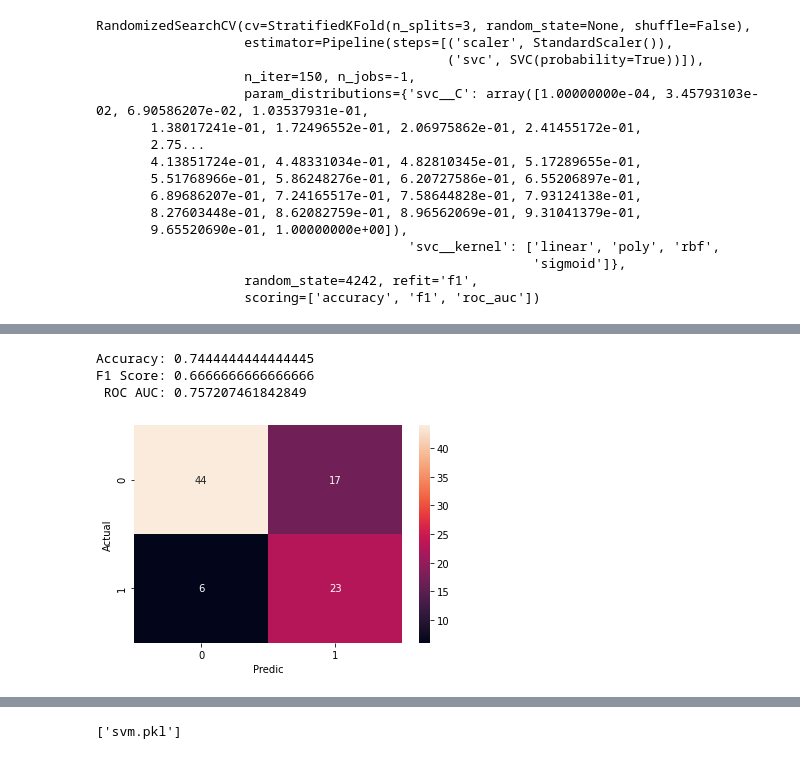
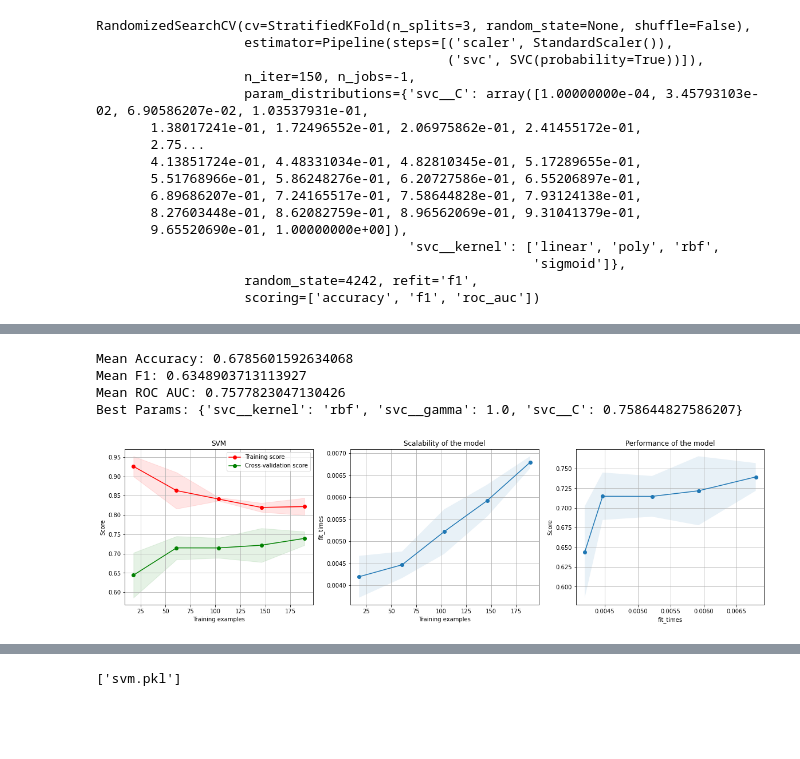
Before and after one commit to KasumiL5x/bu-postdoc-test, a Jupyter notebook: model.ipynb, the cells around one changed output, grey strips where cells are left out. Cells and saved outputs as stored; diff of their text form; code cells hidden in the pictures; blank space fills up the shorter version.

```diff
--- a/model.ipynb
+++ b/model.ipynb
@@ -330,18 +378,11 @@ Mean ROC: 0.7577823047130426
-# %%
-preds_svc = cv_svc.predict(X_test)
-
-print(f'Accuracy: {accuracy_score(y_test, preds_svc)}')
-print(f'F1 Score: {f1_score(y_test, preds_svc)}')
-print(f' ROC AUC: {roc_auc_score(y_test, preds_svc)}')
-
-conf_svc = pd.DataFrame({
-    'Actual': y_test,
-    'Predic': preds_svc
-})
-sns.heatmap(pd.crosstab(conf_svc['Actual'], conf_svc['Predic'], rownames=['Actual'], colnames=['Predic']), annot=True)
-plt.show()
-# %% [output]
-Accuracy: 0.7444444444444445
-F1 Score: 0.6666666666666666
- ROC AUC: 0.757207461842849
-[figure, removed]
+# %%
+print_cv_stats(cv_svc)
+
+plot_learning_curve(cv_svc.best_estimator_, 'SVM', X_train, y_train, RANDOM_STATE, cv=kfold)
+plt.show()
+# %% [output]
+Mean Accuracy: 0.6785601592634068
+Mean F1: 0.6348903713113927
+Mean ROC AUC: 0.7577823047130426
+Best Params: {'svc__kernel': 'rbf', 'svc__gamma': 1.0, 'svc__C': 0.758644827586207}
+[figure, added]
```
Also changed, not shown: parts of 47 cells of this notebook, 1 other file.
